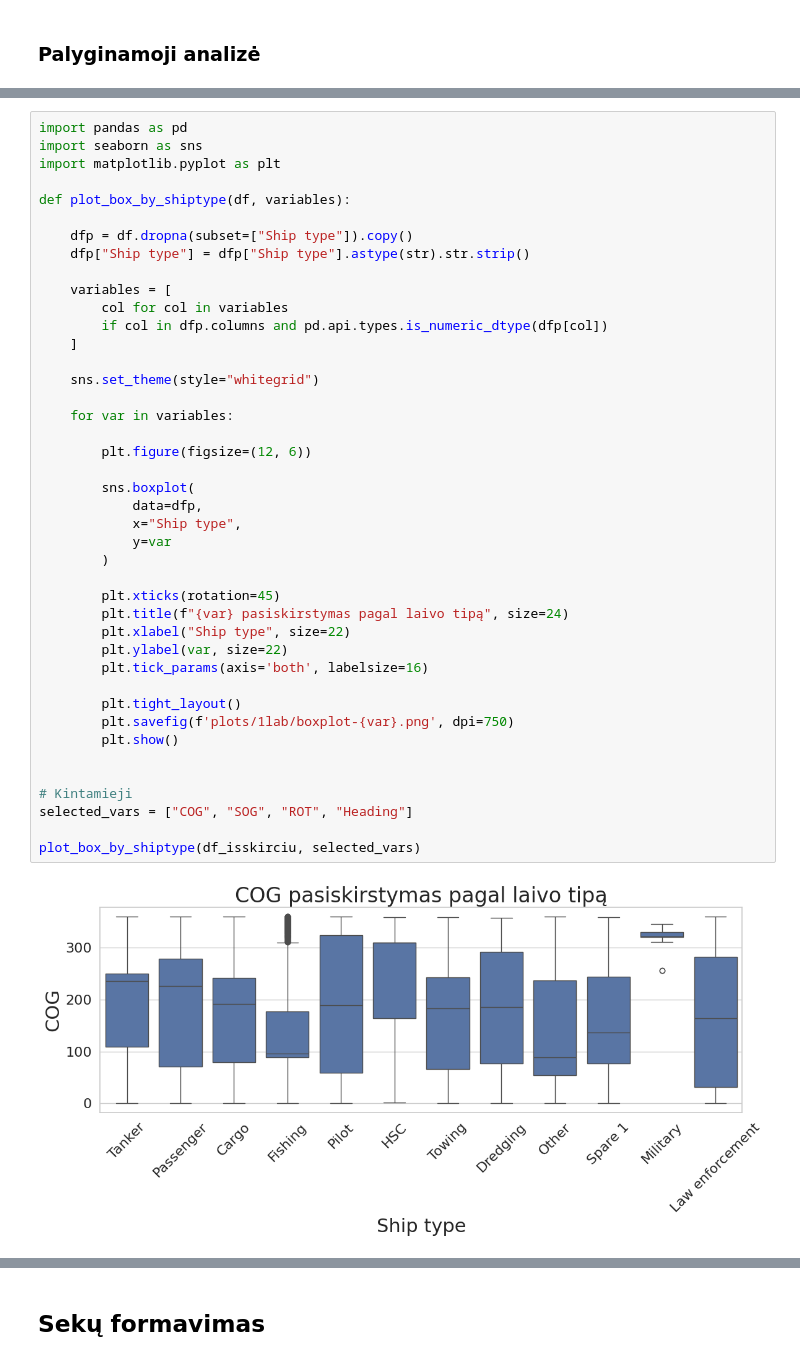
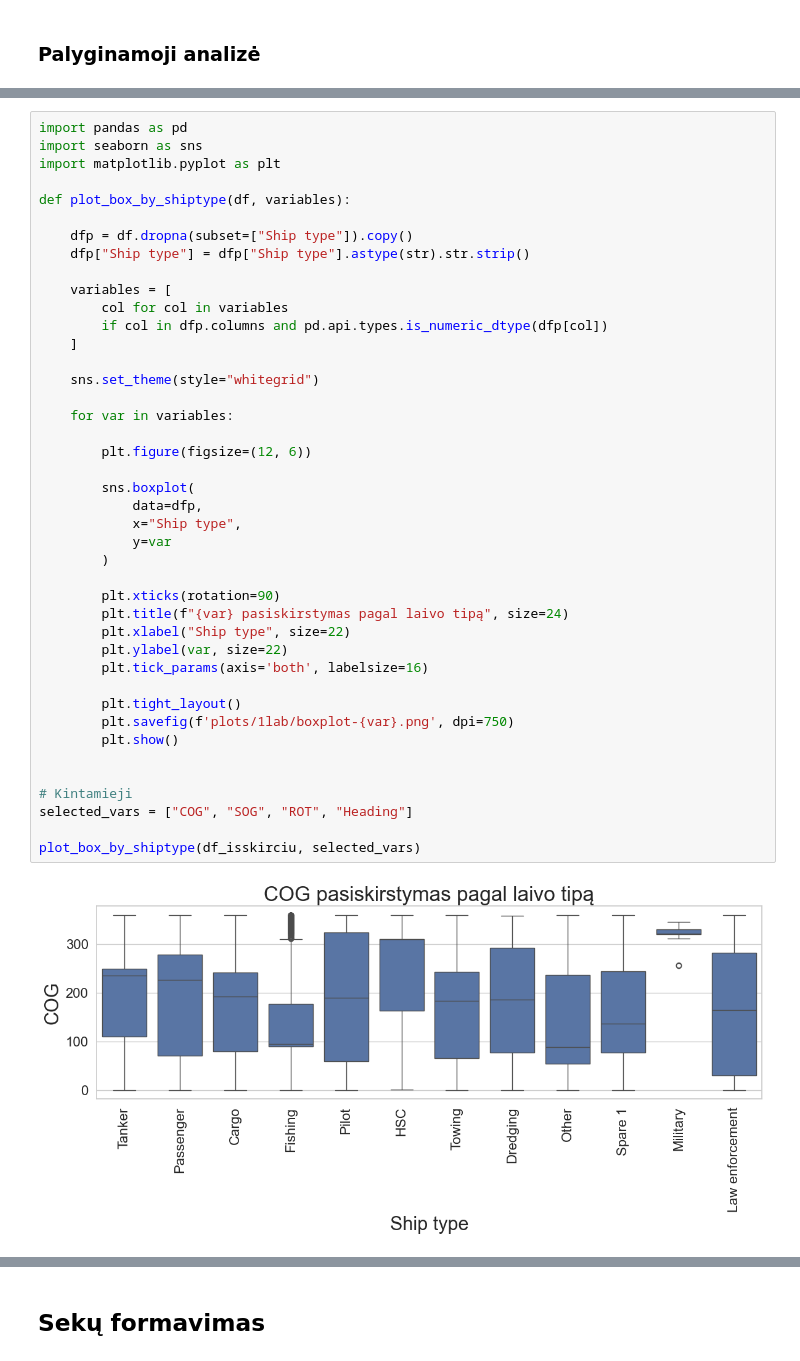
Before and after one commit to lukasjanusauskas/ais-duomenu-vizualizavimas, a Jupyter notebook: 1Lab.ipynb, the cells around one changed output, grey strips where cells are left out. Saved outputs shown, nothing was run; the diff lists cells and outputs as text.

```diff
--- a/1Lab.ipynb
+++ b/1Lab.ipynb
@@ -998,32 +1011,32 @@ def plot_box_by_shiptype(df, variables):
         if col in dfp.columns and pd.api.types.is_numeric_dtype(dfp[col])
     ]
 
     sns.set_theme(style="whitegrid")
 
     for var in variables:
 
         plt.figure(figsize=(12, 6))
 
         sns.boxplot(
             data=dfp,
             x="Ship type",
             y=var
         )
 
-        plt.xticks(rotation=45)
+        plt.xticks(rotation=90)
         plt.title(f"{var} pasiskirstymas pagal laivo tipą", size=24)
         plt.xlabel("Ship type", size=22)
         plt.ylabel(var, size=22)
         plt.tick_params(axis='both', labelsize=16)
 
         plt.tight_layout()
         plt.savefig(f'plots/1lab/boxplot-{var}.png', dpi=750)
         plt.show()
 
 
 # Kintamieji
 selected_vars = ["COG", "SOG", "ROT", "Heading"]
 
 plot_box_by_shiptype(df_isskirciu, selected_vars)
 # %% [output]
-[figure, old version]
+[figure, new version]
```
Also changed, not shown: parts of 25 cells of this notebook, 7 other files.
